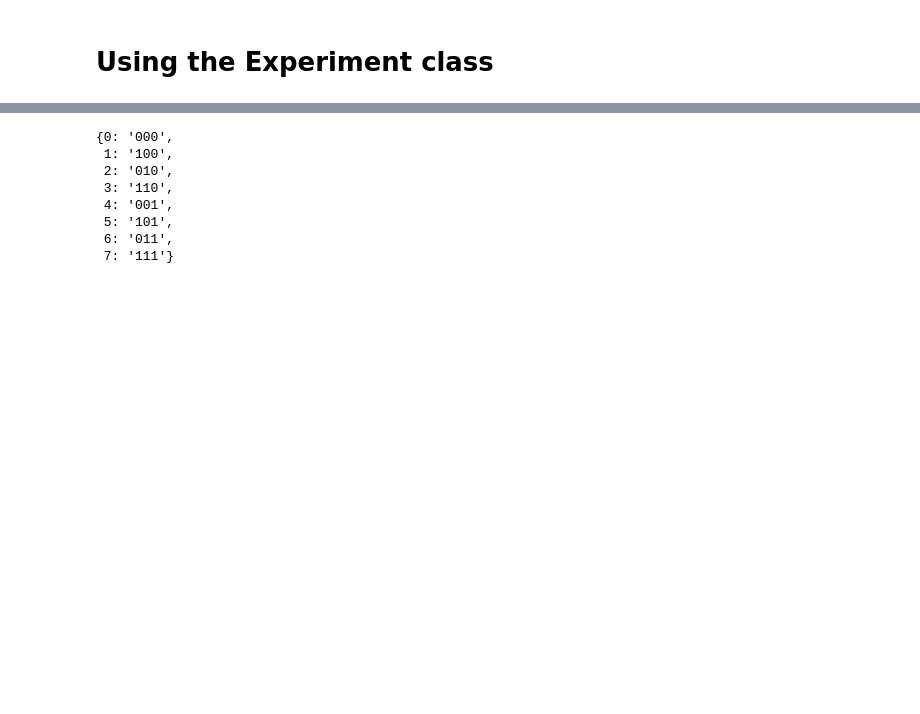
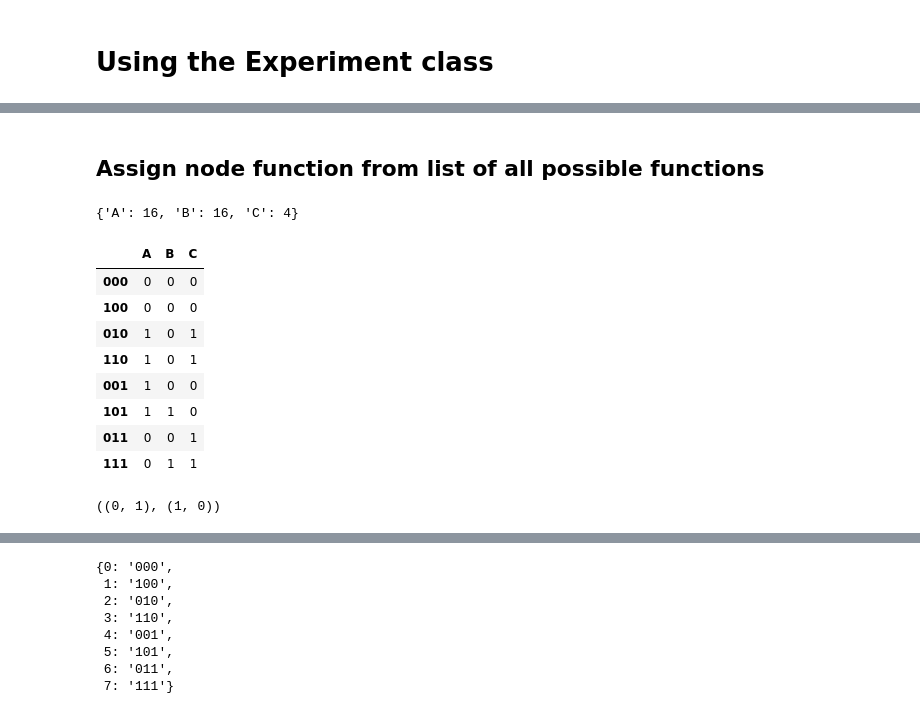
Before and after one commit to wesmith/phial, a Jupyter notebook: notebooks/Experiment-usage.ipynb, the cells around one changed output, grey strips where cells are left out. Cells and saved outputs as stored; diff of their text form; code cells hidden in the pictures; blank space fills up the shorter version.

```diff
--- a/notebooks/Experiment-usage.ipynb
+++ b/notebooks/Experiment-usage.ipynb
@@ -37,0 +35,23 @@ exp.analyze(countUnreachable=True)
+# %% [markdown]
+## Assign node function from list of all possible functions
+# %%
+gnf = exp.get_num_funcs
+gnf
+# %% [output]
+{'A': 16, 'B': 16, 'C': 4}
+# %%
+exp.gen_tpm(dict(A=8))
+# %% [output]
+|  | A | B | C |
+| 000 | 0 | 0 | 0 |
+| 100 | 0 | 0 | 0 |
+| 010 | 1 | 0 | 1 |
+| 110 | 1 | 0 | 1 |
+| 001 | 1 | 0 | 0 |
+| 101 | 1 | 1 | 0 |
+| 011 | 0 | 0 | 1 |
+| 111 | 0 | 1 | 1 |
+# %%
+exp.net.get_node('A').func.true_states
+# %% [output]
+((0, 1), (1, 0))
```
Also changed, not shown: parts of 9 cells of this notebook, 4 other files.
